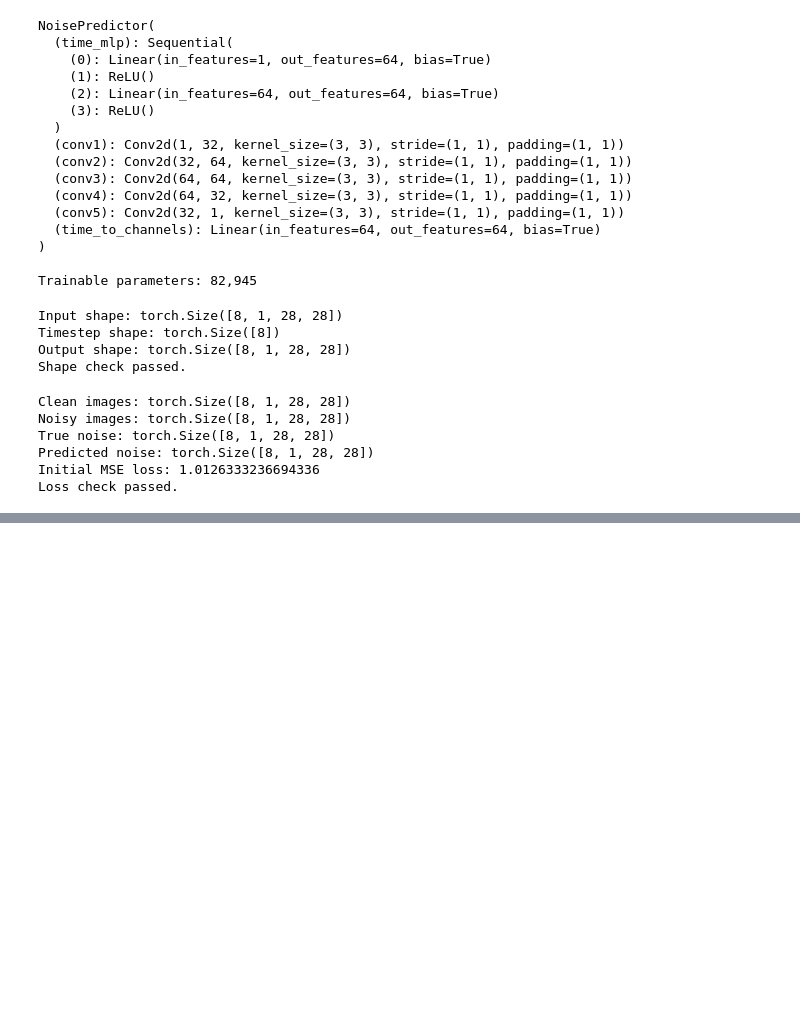
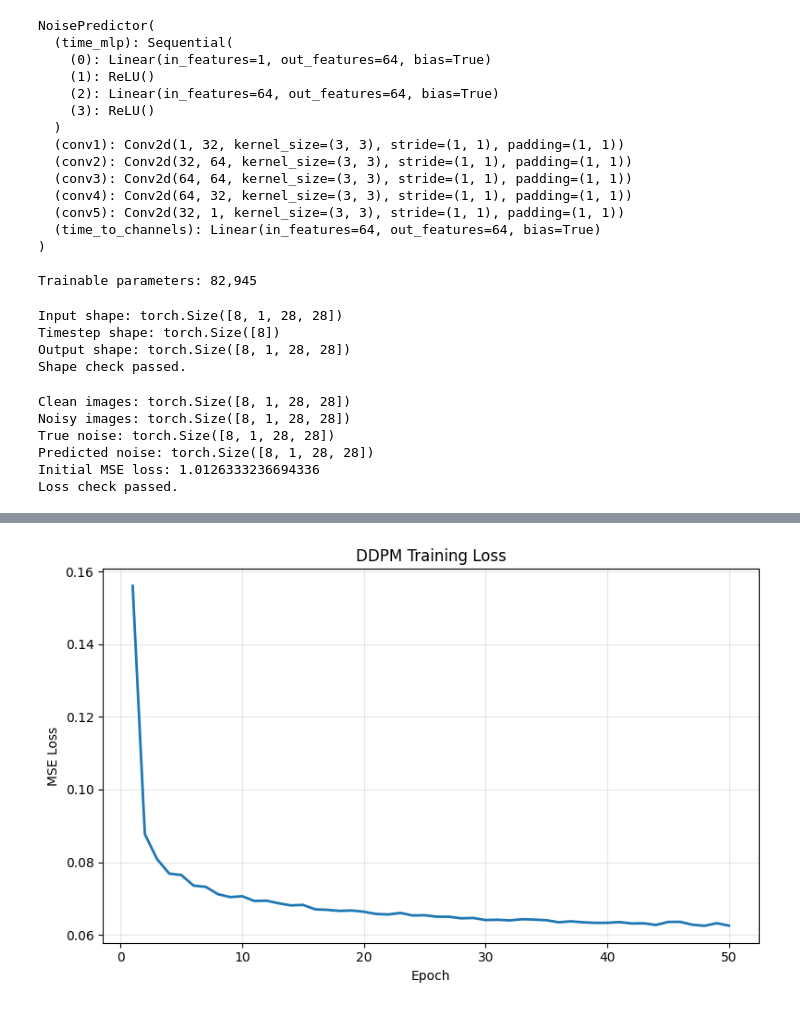
Before and after one commit to DrashtiShah23/data266-2046, a Jupyter notebook: hw8/Hw8.ipynb, the cells around one changed output, grey strips where cells are left out. Cells and saved outputs as stored; diff of their text form; code cells hidden in the pictures; blank space fills up the shorter version.

Commit message:
train DDPM noise prediction model

```diff
--- a/hw8/Hw8.ipynb
+++ b/hw8/Hw8.ipynb
@@ -370,0 +375,21 @@ Loss check passed.
+# %%
+LEARNING_RATE = 1e-3
+NUM_EPOCHS = 50
+
+optimizer = torch.optim.Adam(
+    model.parameters(),
+    lr=LEARNING_RATE
+)
+
+criterion = nn.MSELoss()
+
+training_losses = []
+epoch_times = []
+
+print("Training configuration")
+print("Epochs:", NUM_EPOCHS)
+print("Batch size:", BATCH_SIZE)
+print("Learning rate:", LEARNING_RATE)
+print("Optimizer: Adam")
+print("Loss: MSE")
+print("Device:", device)
@@ -370,0 +486,18 @@ Loss check passed.
+# %%
+plt.figure(figsize=(8, 5))
+
+plt.plot(
+    range(1, NUM_EPOCHS + 1),
+    training_losses,
+    linewidth=2
+)
+
+plt.xlabel("Epoch")
+plt.ylabel("MSE Loss")
+plt.title("DDPM Training Loss")
+plt.grid(alpha=0.3)
+
+plt.tight_layout()
+plt.show()
+# %% [output]
+[figure, added]
```
Also changed, not shown: parts of 5 cells of this notebook.
